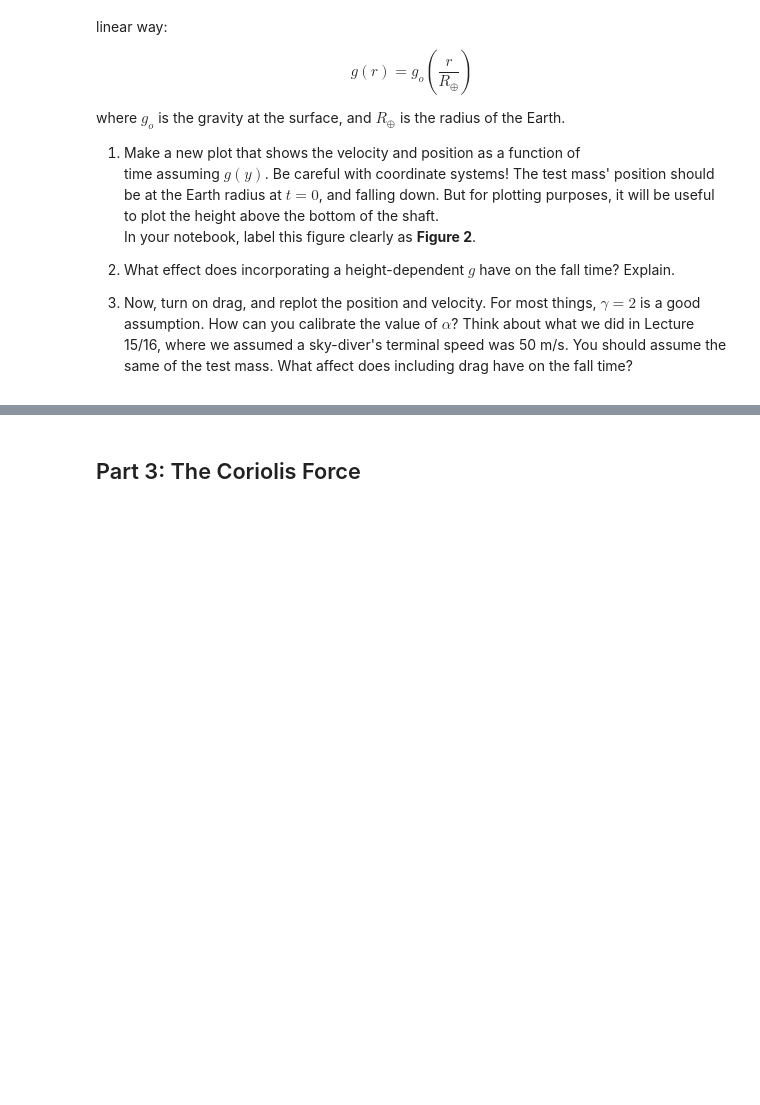
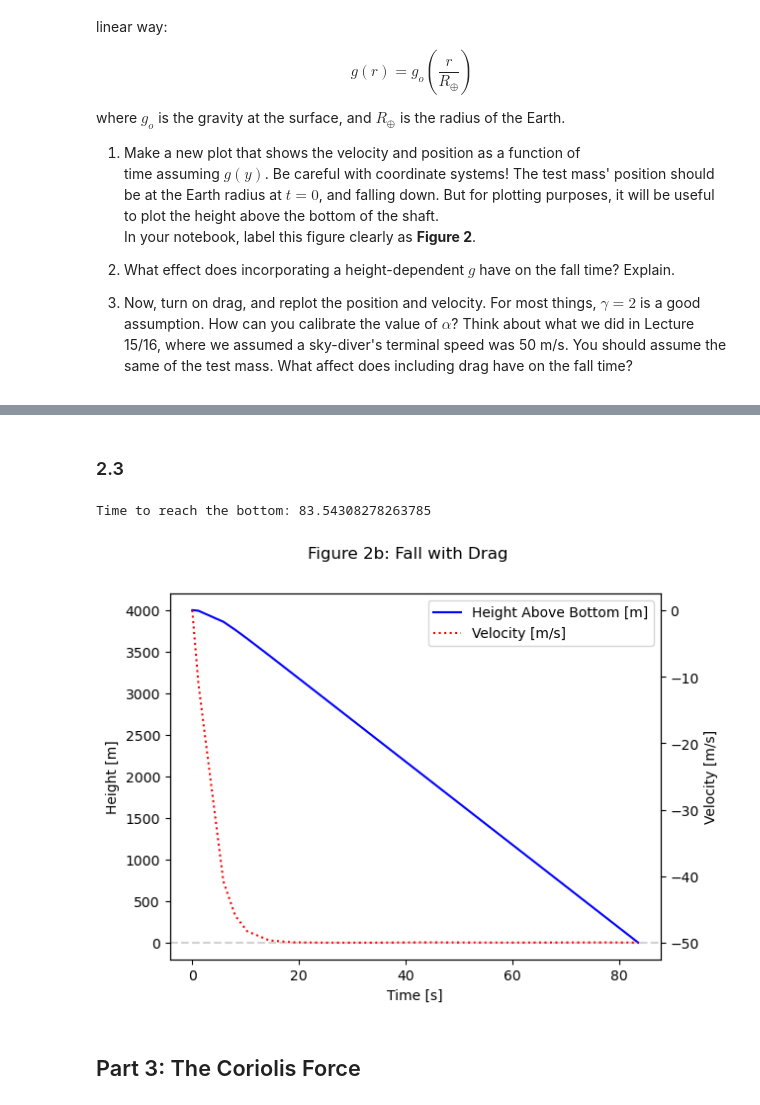
Before and after one commit to mkeen331/PHYS265-spring26, a Jupyter notebook: Lab3/lab3.ipynb, the cells around one changed output, grey strips where cells are left out. Drawn from its saved outputs; the diff is of its cells as text; code cells hidden in the pictures; blank space fills up the shorter version.

```diff
--- a/Lab3/lab3.ipynb
+++ b/Lab3/lab3.ipynb
@@ -194,3 +284,56 @@ where $g_o$ is the gravity at the surface, and $R_{\oplus}$ is the radius of the
+# %% [markdown]
+### 2.3
+# %%
+#alpha= g_0/v_t^2
+v_t = 50 #from sky-diver problem
+alpha = g_0/(v_t**2)
+
+def system_drag(t, z):
+    r, v = z
+    drdt = v
+    dvdt = -g_0 * (r/R_E) - alpha *abs(v)**2 * np.sign(v) # ensures  v comes out with the correct sign
+    return [drdt, dvdt]
+
+t0c, t1c = 0, 200
+t_span = (t0c, t1c)
+z0 = [R_E, 0]
+
+def hit_ground_drag(t, z):
+    return z[0] - r_bottom
+
+hit_ground_drag.terminal = True
+hit_ground_drag.direction = -1
+
+
+sol = solve_ivp(system_drag, t_span, z0, events = hit_ground_drag)
+
+t = sol.t
+r = sol.y[0]
+v= sol.y[1]
+h = r - r_bottom
+fig, ax1 = plt.subplots()
+
+ax1.plot(t, h, color='blue', label="Height Above Bottom [m]")
+ax1.axhline(0, linestyle='--', color='gray', alpha=0.35) #ground
+ax1.set_xlabel("Time [s]")
+ax1.set_ylabel("Height [m]")
+
+ax2 = ax1.twinx()
+ax2.plot(t, v, color = 'red', linestyle=":", label="Velocity [m/s]")
+ax2.set_ylabel("Velocity [m/s]")
+
+fig.suptitle("Figure 2b: Fall with Drag")
+
+lines, labels = ax1.get_legend_handles_labels()
+lines2, labels2 = ax2.get_legend_handles_labels()
+
+plt.legend(lines + lines2, labels+labels2)
+
+t_bottom = sol.t_events[0][0]
+print(f"Time to reach the bottom: {t_bottom}")
+# %% [output]
+Time to reach the bottom: 83.54308278263785
+[figure, added]
 # %% [markdown]
 ## Part 3: The Coriolis Force
 # %% [markdown]
```
Also changed, not shown: parts of 34 cells of this notebook.
